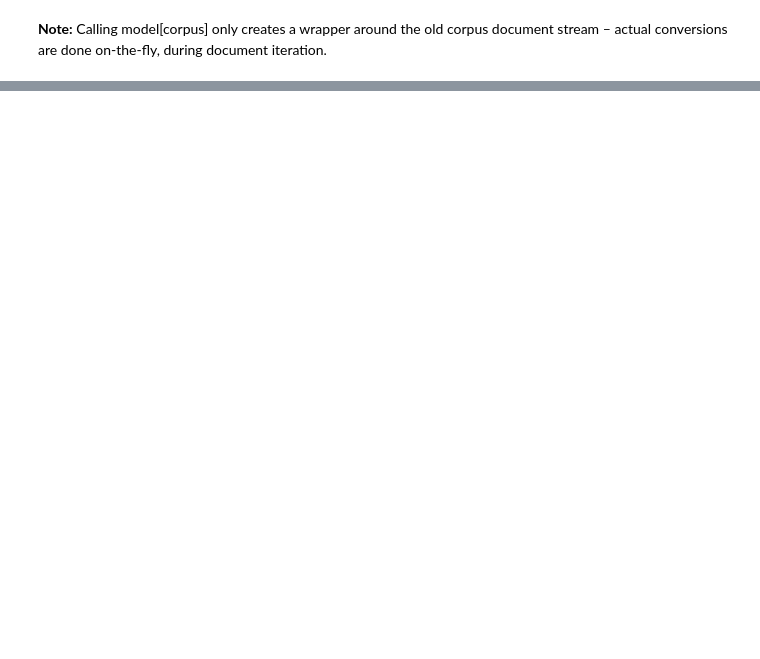
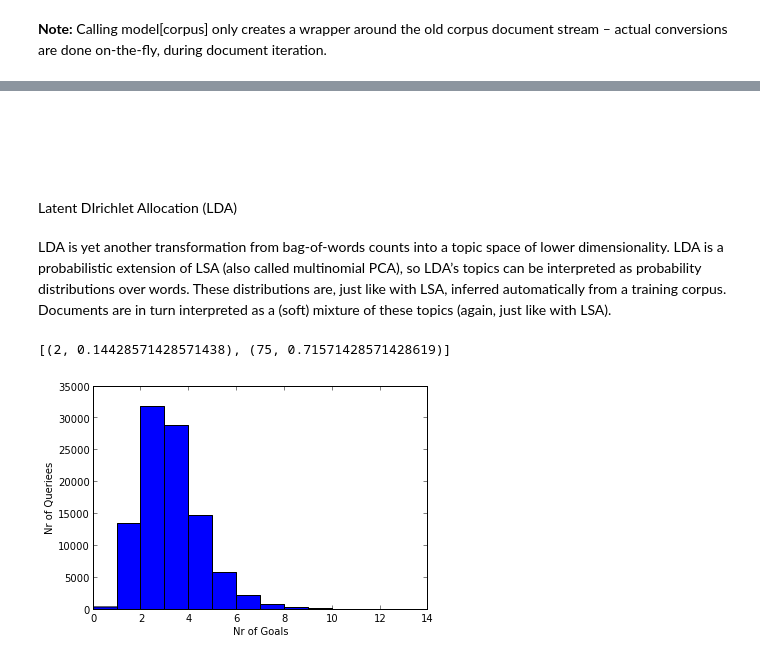
Before and after one commit to ljsou/QueryAnalyzer, a Jupyter notebook: QueryAnalyzer.ipynb, the cells around one changed output, grey strips where cells are left out. Drawn from its saved outputs; the diff is of its cells as text; code cells hidden in the pictures; blank space fills up the shorter version.

```diff
--- a/QueryAnalyzer.ipynb
+++ b/QueryAnalyzer.ipynb
@@ -90,4 +114,0 @@ corpus_lsi = lsi[corpus_tfidf] # create a double wrapper over the original corpu
-# %%
-path = "/media/University/UniversityDisc/2-Master/MasterThesis/EjecucionTesis/Desarrollo/PythonProjects/QueryAnalyzer/Models/"
-lsi.save(path + 'model.lsi') # same for tfidf, lda, ...
-lsi = models.LsiModel.load(path + 'model.lsi')
@@ -95,0 +115,7 @@ lsi = models.LsiModel.load(path + 'model.lsi')
+# %% [markdown]
+## <br />
+<br />
+Latent DIrichlet Allocation (LDA)
+# %% [markdown]
+LDA is yet another transformation from bag-of-words counts into a topic space of lower dimensionality. LDA is a probabilistic extension of LSA (also called multinomial PCA), so LDA’s topics can be interpreted as probability distributions over words. These distributions are, just like with LSA, inferred automatically from a training corpus. Documents are in turn interpreted as a (soft) mixture of these topics (again, just like with LSA).
+<br />
@@ -95,0 +126,18 @@ lsi = models.LsiModel.load(path + 'model.lsi')
+# %%
+from gensim import models
+
+lda_charged = models.LdaModel.load(model_path + 'model.lda')
+lda_goals = [lda_charged[c] for c in corpus]
+print lda_goals[53]
+# %% [output]
+[(2, 0.14428571428571438), (75, 0.71571428571428619)]
+# %%
+import matplotlib.pyplot as plt
+import numpy as np
+
+plt.hist([len(t) for t in lda_goals], np.arange(15))
+plt.ylabel('Nr of Queriees')
+plt.xlabel('Nr of Goals')
+plt.show()
+# %% [output]
+[figure, added]
```
Also changed, not shown: parts of 17 cells of this notebook, 7 other files.
